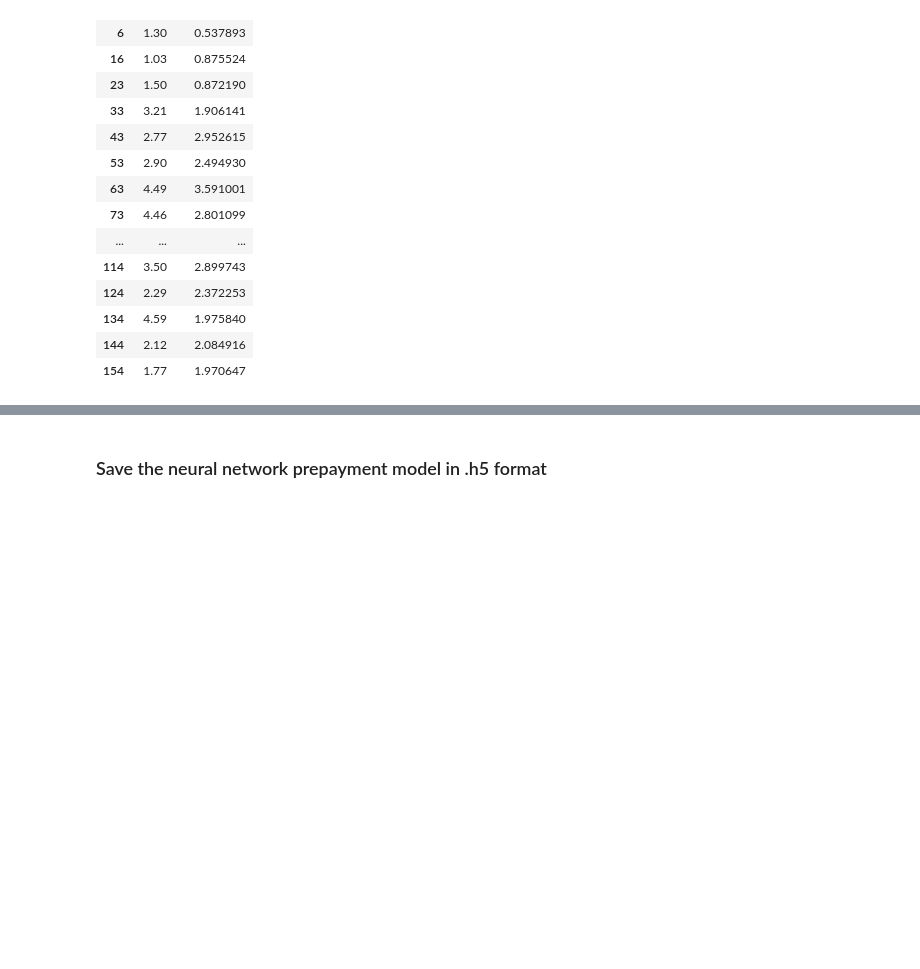
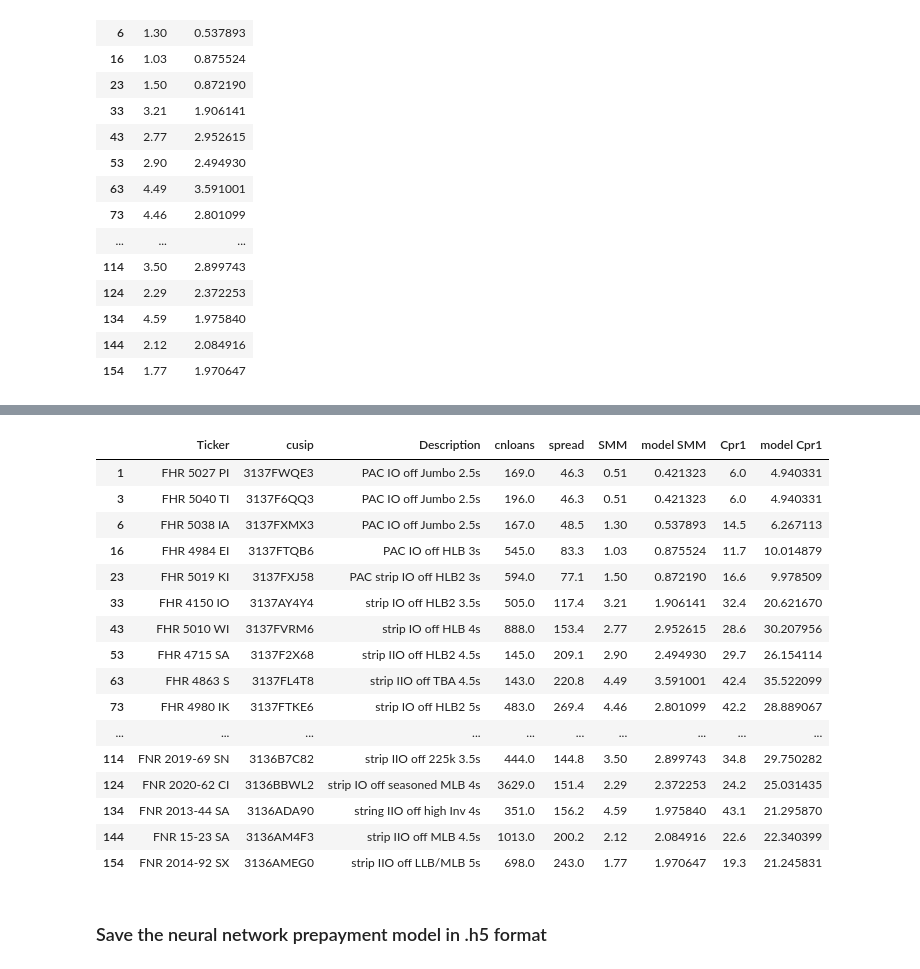
Before and after one commit to Bidek56/nn-ppm-model, a Jupyter notebook: model_fitting.ipynb, the cells around one changed output, grey strips where cells are left out. Saved outputs shown, nothing was run; the diff lists cells and outputs as text; code cells hidden in the pictures; blank space fills up the shorter version.

Commit message:
added bond predicitons

```diff
--- a/model_fitting.ipynb
+++ b/model_fitting.ipynb
@@ -522,7 +522,9 @@ bonds['Asofdate'].head()
 4    '  202008
 Name: Asofdate, dtype: object
 # %%
-bonds.rename(columns={'Asofdate':'asofdate'},inplace=True)
+bonds.rename(columns={'Asofdate':'asofdate','by_remic':'cusip'},inplace=True)
+# %%
+bonds['cusip'] = bonds['cusip'].apply(lambda x: x.replace("'",""))
 # %%
 bonds['asofdate'] = bonds['asofdate'].apply(lambda x: int(x.replace(" ","").replace("'","")))
 # %%
@@ -572,3 +574,27 @@ book.head()
 | 5 | 3136BCJE1 | strip IO off Jumbo 2.5s | FNR 2020-75 JI |
 | 6 | 3136BCWR7 | strip IO off Jumbo 2.5s | FNR 2020-77 EI |
 | 7 | 3136BCUU2 | PAC IO off Jumbo 2.5s | FNR 2020-77 IP |
+# %%
+bonds = bonds.merge(book,on='cusip')
+# %%
+bonds['model Cpr1'] = 100*(1 - (1 - bonds['model SMM']/100)**12)
+# %%
+bonds[bonds['asofdate'] == 202010][['Ticker','cusip','Description','cnloans','spread','SMM','model SMM','Cpr1','model Cpr1']]
+# %% [output]
+|  | Ticker | cusip | Description | cnloans | spread | SMM | model SMM | Cpr1 | model Cpr1 |
+| 1 | FHR 5027 PI | 3137FWQE3 | PAC IO off Jumbo 2.5s | 169.0 | 46.3 | 0.51 | 0.421323 | 6.0 | 4.940331 |
+| 3 | FHR 5040 TI | 3137F6QQ3 | PAC IO off Jumbo 2.5s | 196.0 | 46.3 | 0.51 | 0.421323 | 6.0 | 4.940331 |
+| 6 | FHR 5038 IA | 3137FXMX3 | PAC IO off Jumbo 2.5s | 167.0 | 48.5 | 1.30 | 0.537893 | 14.5 | 6.267113 |
+| 16 | FHR 4984 EI | 3137FTQB6 | PAC IO off HLB 3s | 545.0 | 83.3 | 1.03 | 0.875524 | 11.7 | 10.014879 |
+| 23 | FHR 5019 KI | 3137FXJ58 | PAC strip IO off HLB2 3s | 594.0 | 77.1 | 1.50 | 0.872190 | 16.6 | 9.978509 |
+| 33 | FHR 4150 IO | 3137AY4Y4 | strip IO off HLB2 3.5s | 505.0 | 117.4 | 3.21 | 1.906141 | 32.4 | 20.621670 |
+| 43 | FHR 5010 WI | 3137FVRM6 | strip IO off HLB 4s | 888.0 | 153.4 | 2.77 | 2.952615 | 28.6 | 30.207956 |
+| 53 | FHR 4715 SA | 3137F2X68 | strip IIO off HLB2 4.5s | 145.0 | 209.1 | 2.90 | 2.494930 | 29.7 | 26.154114 |
+| 63 | FHR 4863 S | 3137FL4T8 | strip IIO off TBA 4.5s | 143.0 | 220.8 | 4.49 | 3.591001 | 42.4 | 35.522099 |
+| 73 | FHR 4980 IK | 3137FTKE6 | strip IO off HLB2 5s | 483.0 | 269.4 | 4.46 | 2.801099 | 42.2 | 28.889067 |
+| ... | ... | ... | ... | ... | ... | ... | ... | ... | ... |
+| 114 | FNR 2019-69 SN | 3136B7C82 | strip IIO off 225k 3.5s | 444.0 | 144.8 | 3.50 | 2.899743 | 34.8 | 29.750282 |
+| 124 | FNR 2020-62 CI | 3136BBWL2 | strip IO off seasoned MLB 4s | 3629.0 | 151.4 | 2.29 | 2.372253 | 24.2 | 25.031435 |
+| 134 | FNR 2013-44 SA | 3136ADA90 | string IIO off high Inv 4s | 351.0 | 156.2 | 4.59 | 1.975840 | 43.1 | 21.295870 |
+| 144 | FNR 15-23 SA | 3136AM4F3 | strip IIO off MLB 4.5s | 1013.0 | 200.2 | 2.12 | 2.084916 | 22.6 | 22.340399 |
+| 154 | FNR 2014-92 SX | 3136AMEG0 | strip IIO off LLB/MLB 5s | 698.0 | 243.0 | 1.77 | 1.970647 | 19.3 | 21.245831 |
```
Also changed, not shown: parts of 2 cells of this notebook.
